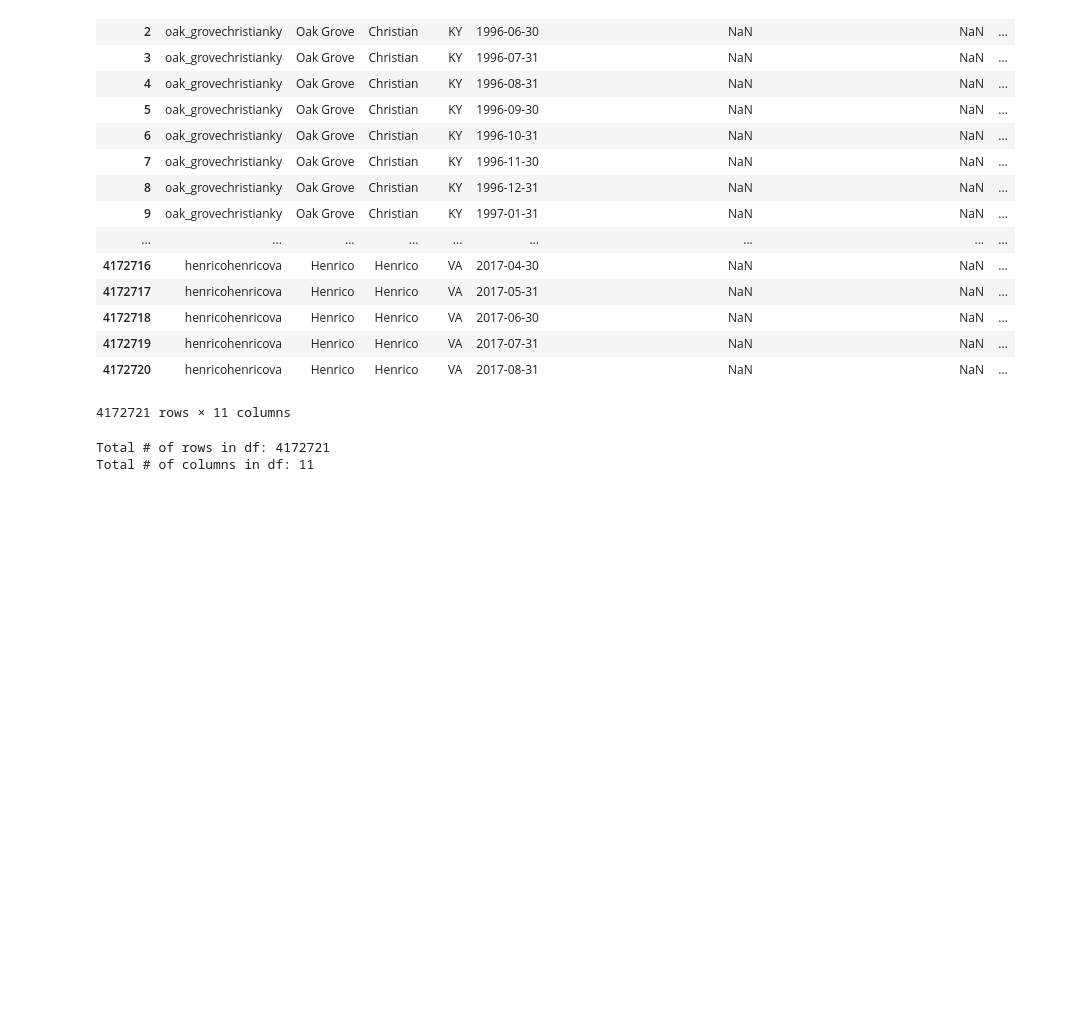
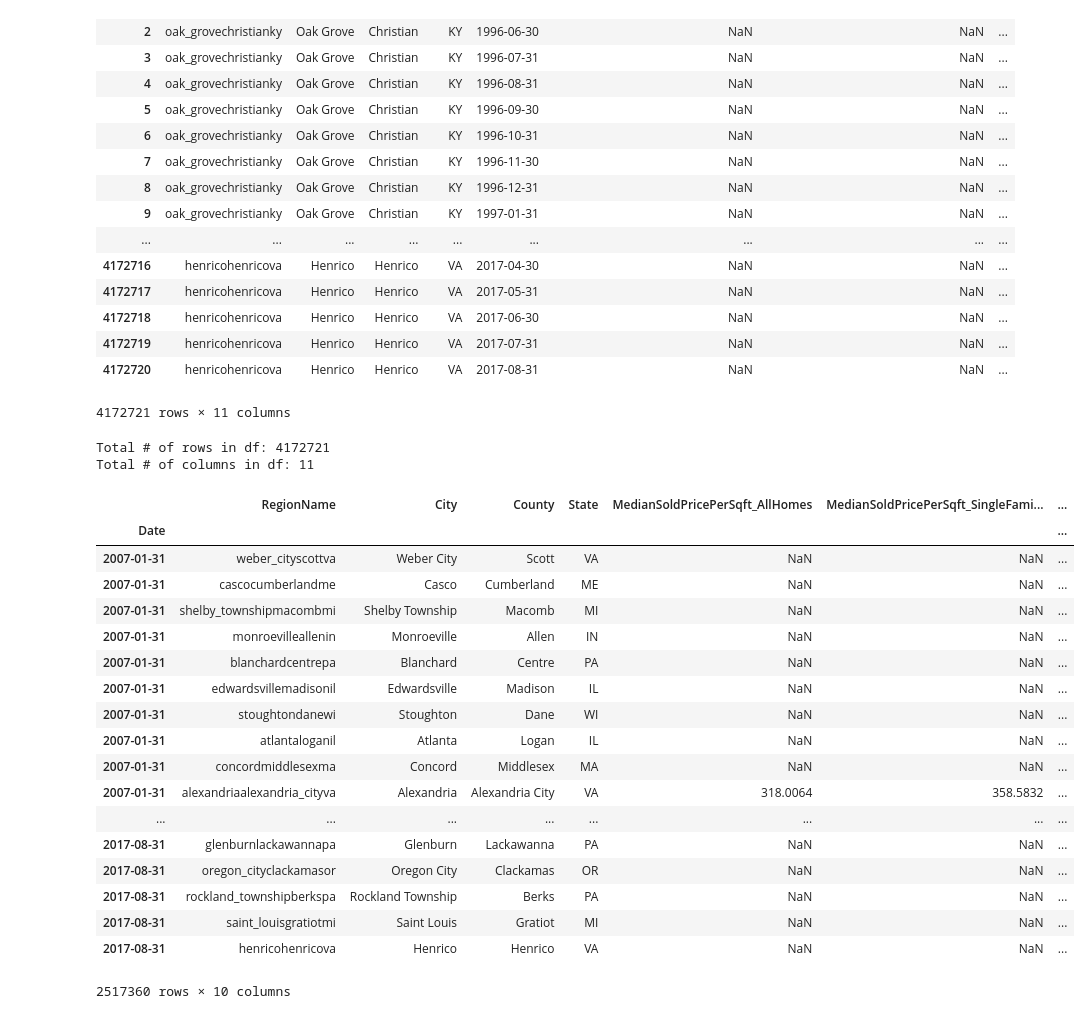
Before and after one commit to jag0717/UCB-Project1, a Jupyter notebook: data/zillow_data/Kaggle_zillow_CityData.ipynb, the cells around one changed output. Cells and saved outputs as stored; diff of their text form; code cells hidden in the pictures; blank space fills up the shorter version.

Commit message:
Zillow data v.2 AMD

```diff
--- a/data/zillow_data/Kaggle_zillow_CityData.ipynb
+++ b/data/zillow_data/Kaggle_zillow_CityData.ipynb
@@ -14,7 +15,7 @@ city_prices_df= concat(data_chunks, ignore_index=True)
 display(city_prices_df.head())
 
 city_geo_df= read_csv("cities_crosswalk.csv")
-city_geo_df= region_df.rename(columns = {'Unique_City_ID' : 'RegionName'})
+city_geo_df= city_geo_df.rename(columns = {'Unique_City_ID' : 'RegionName'})
 display(city_geo_df.head())
 # %% [output]
 |  | Date | RegionName | HomesSoldAsForeclosuresRatio_AllH... | InventorySeasonallyAdjusted_AllHomes | InventoryRaw_AllHomes | ... |
@@ -96,0 +87,30 @@ Total # of columns in df: 11
+# %%
+#Clean up dataset
+#Set date as index
+mod_merged_df=merged_df.set_index('Date')
+#display (mod_merged_df)
+
+#Remove data prior to 2007
+ten_year_merged_df= mod_merged_df.sort_index().truncate(before='2007-01-31')
+display (ten_year_merged_df)
+#ten_year_merged_df.info()
+# %% [output]
+|  | RegionName | City | County | State | MedianSoldPricePerSqft_AllHomes | MedianSoldPricePerSqft_SingleFami... | ... |
+| Date |  |  |  |  |  |  | ... |
+| 2007-01-31 | weber_cityscottva | Weber City | Scott | VA | NaN | NaN | ... |
+| 2007-01-31 | cascocumberlandme | Casco | Cumberland | ME | NaN | NaN | ... |
+| 2007-01-31 | shelby_townshipmacombmi | Shelby Township | Macomb | MI | NaN | NaN | ... |
+| 2007-01-31 | monroevilleallenin | Monroeville | Allen | IN | NaN | NaN | ... |
+| 2007-01-31 | blanchardcentrepa | Blanchard | Centre | PA | NaN | NaN | ... |
+| 2007-01-31 | edwardsvillemadisonil | Edwardsville | Madison | IL | NaN | NaN | ... |
+| 2007-01-31 | stoughtondanewi | Stoughton | Dane | WI | NaN | NaN | ... |
+| 2007-01-31 | atlantaloganil | Atlanta | Logan | IL | NaN | NaN | ... |
+| 2007-01-31 | concordmiddlesexma | Concord | Middlesex | MA | NaN | NaN | ... |
+| 2007-01-31 | alexandriaalexandria_cityva | Alexandria | Alexandria City | VA | 318.0064 | 358.5832 | ... |
+| ... | ... | ... | ... | ... | ... | ... | ... |
+| 2017-08-31 | glenburnlackawannapa | Glenburn | Lackawanna | PA | NaN | NaN | ... |
+| 2017-08-31 | oregon_cityclackamasor | Oregon City | Clackamas | OR | NaN | NaN | ... |
+| 2017-08-31 | rockland_townshipberkspa | Rockland Township | Berks | PA | NaN | NaN | ... |
+| 2017-08-31 | saint_louisgratiotmi | Saint Louis | Gratiot | MI | NaN | NaN | ... |
+| 2017-08-31 | henricohenricova | Henrico | Henrico | VA | NaN | NaN | ... |
+2517360 rows × 10 columns
```
Also changed, not shown: parts of 5 cells of this notebook, 1 other file.
